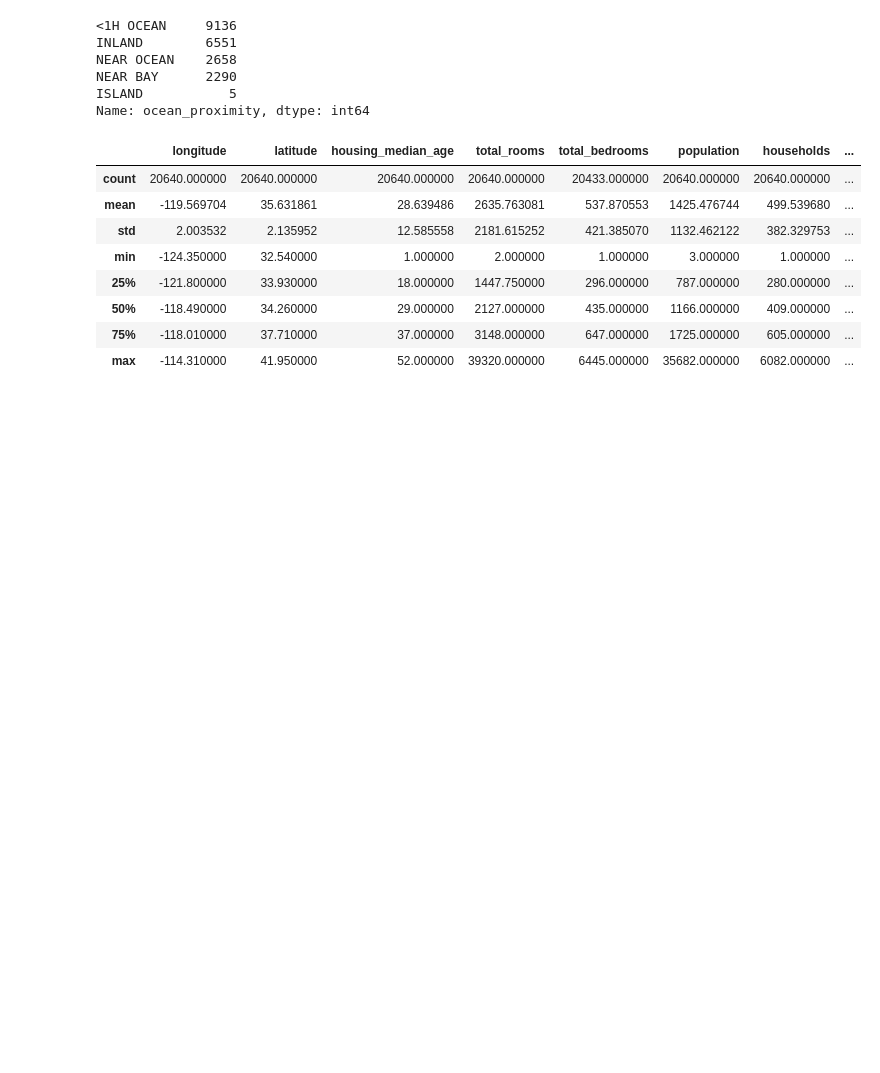
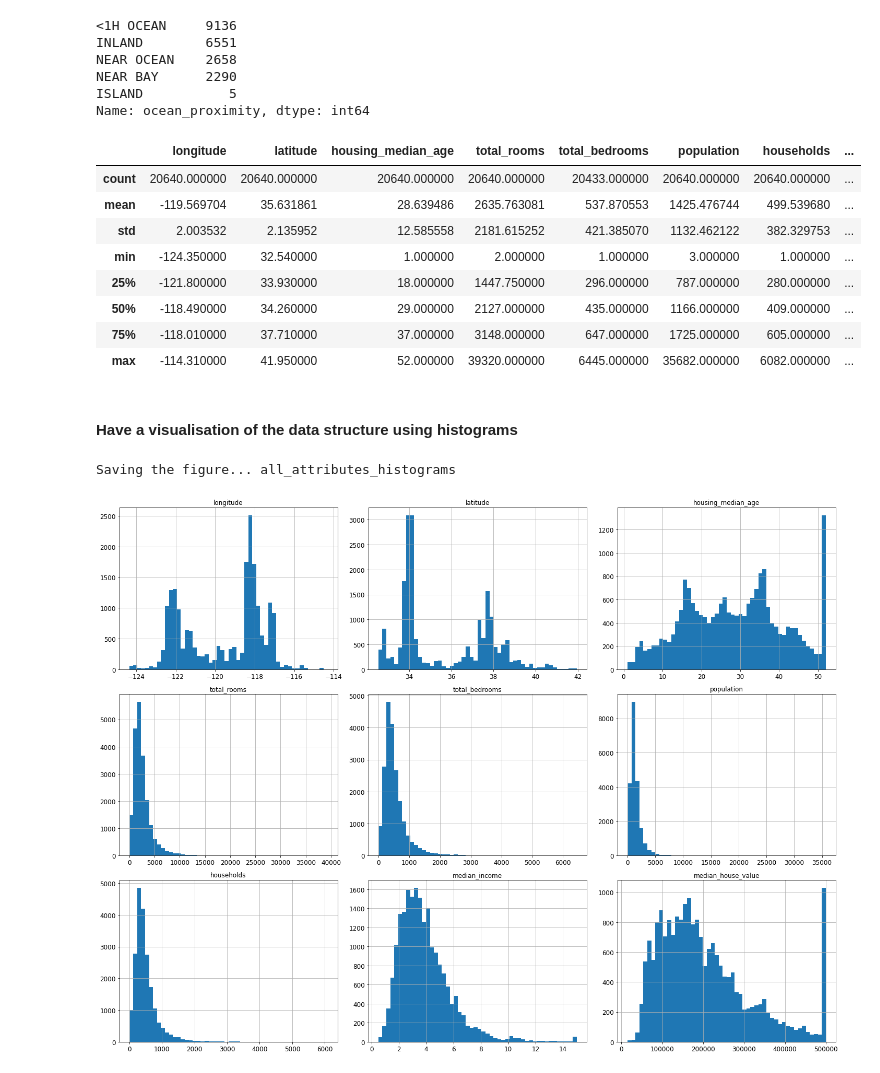
Before and after one commit to Zad-100/End-To-End-Machine-Learning-Project, a Jupyter notebook: housing.ipynb, the cells around one changed output. Drawn from its saved outputs; the diff is of its cells as text; code cells hidden in the pictures; blank space fills up the shorter version.

Commit message:
Visualised the data using histograms and saved the figure in a folder.

```diff
--- a/housing.ipynb
+++ b/housing.ipynb
@@ -91,3 +91,40 @@ housingDF.describe()
 | 50% | -118.490000 | 34.260000 | 29.000000 | 2127.000000 | 435.000000 | 1166.000000 | 409.000000 | ... |
 | 75% | -118.010000 | 37.710000 | 37.000000 | 3148.000000 | 647.000000 | 1725.000000 | 605.000000 | ... |
 | max | -114.310000 | 41.950000 | 52.000000 | 39320.000000 | 6445.000000 | 35682.000000 | 6082.000000 | ... |
+# %% [markdown]
+#### Have a visualisation of the data structure using histograms
+# %%
+# Set-up to plot pretty figures
+# only for Jupyter Notebook
+%matplotlib inline
+import matplotlib as mpl
+import matplotlib.pyplot as plt
+
+mpl.rc("axes", labelsize=14)
+mpl.rc("xtick", labelsize=12)
+mpl.rc("ytick", labelsize=12)
+# %%
+# Where to save the figures
+PROJECT_ROOT_DIR = "."
+IMAGES_PATH = os.path.join(PROJECT_ROOT_DIR, "images")
+os.makedirs(IMAGES_PATH, exist_ok=True)
+
+# Function to save the figures
+def saveFigures(figID, tight_layout=True, fig_extension="png", resolution=300):
+    path = os.path.join(IMAGES_PATH, figID + "." + fig_extension)
+    print("Saving the figure...", figID)
+
+    if tight_layout:
+        plt.tight_layout()
+
+    plt.savefig(path, format=fig_extension, dpi=resolution)
+# end function saveFigures()
+# %%
+# Visualising the data with histograms
+housingDF.hist(bins=50, figsize=(20, 15))
+# Saving the figures
+saveFigures("all_attributes_histograms")
+plt.show()
+# %% [output]
+Saving the figure... all_attributes_histograms
+[figure, added]
```
Also changed, not shown: 1 other file.
